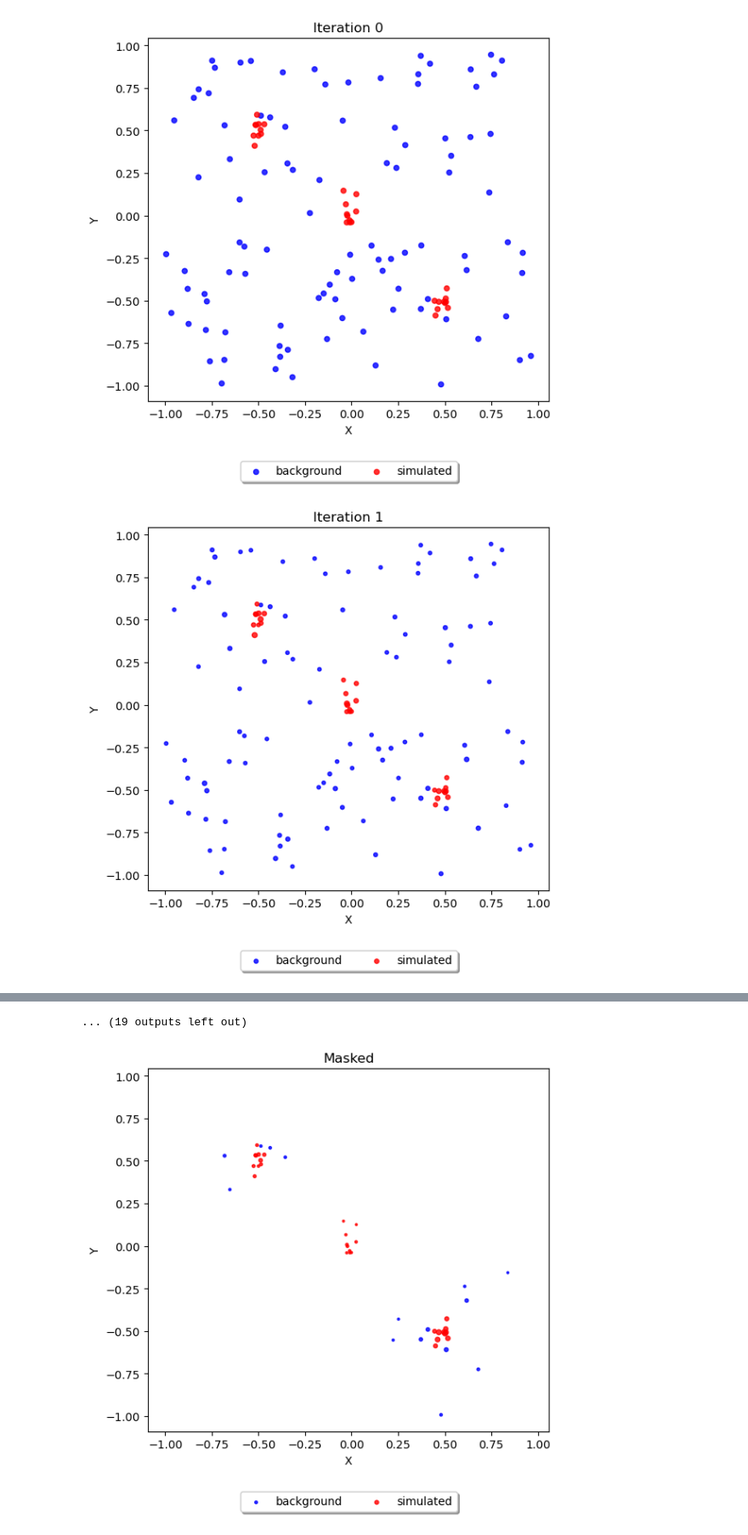
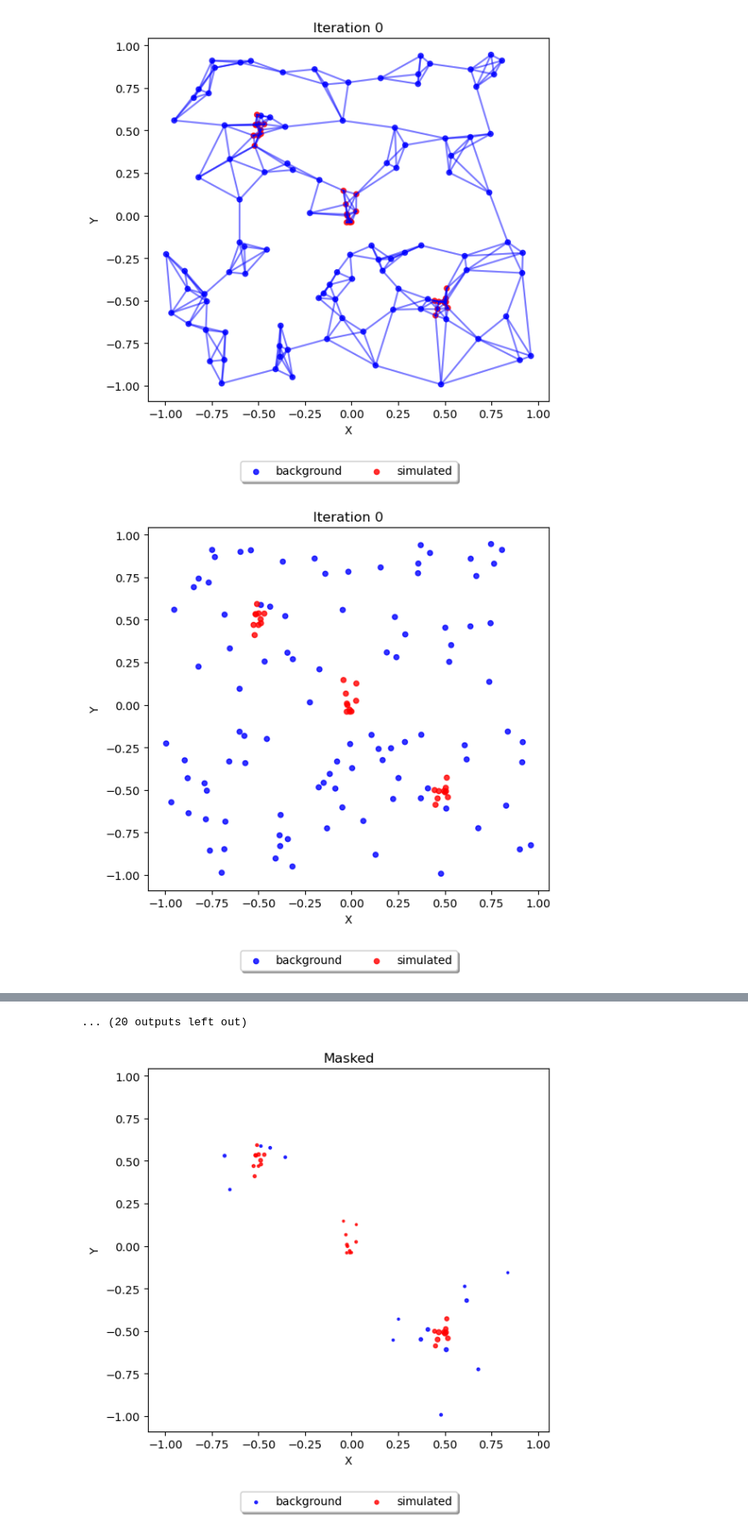
Before and after one commit to Samuele-Colombo/MPTD, a Jupyter notebook: alg_example.ipynb, the cells around one changed output, grey strips where cells are left out. Shown at 85% size. Cells and saved outputs as stored; diff of their text form; code cells hidden in the pictures.

```diff
--- a/alg_example.ipynb
+++ b/alg_example.ipynb
@@ -139,14 +139,15 @@ layers=30
 plot_every=1
 # %%
 sizes = torch.ones_like(net_data.y)
+plot_graph(net_data, sizes*20, "Iteration 0", plot_edges=True, outfile=r"video_frames\frame_{:02}.jpeg".format(0))
 plot_graph(net_data, sizes*20, "Iteration 0", plot_edges=plot_edges, outfile=r"video_frames\frame_{:02}.jpeg".format(0))
 for i in range(layers):
     sizes += model.forward(sizes, net_data.edge_index)
     sizes /= sizes.max()
     if (i+1)%plot_every==0 or i == layers-1:
         plot_graph(net_data, sizes*20, f"Iteration {i+1}", plot_edges=plot_edges, outfile=r"video_frames\frame_{:02}.jpeg".format(i+1))
 # %% [output]
-[figure, old version]
+[figure, new version]
 [figure]
 [figure]
 [figure]
@@ -160,5 +161,5 @@ for i in range(layers):
 [figure]
-... (19 outputs left out)
+... (20 outputs left out)
 # %%
 mask = (sizes > min(sizes.mean().item(), 0.9)).squeeze()
 masked_sizes = sizes.clone()
```
Also changed, not shown: parts of 1 cell of this notebook, 2 other files.
